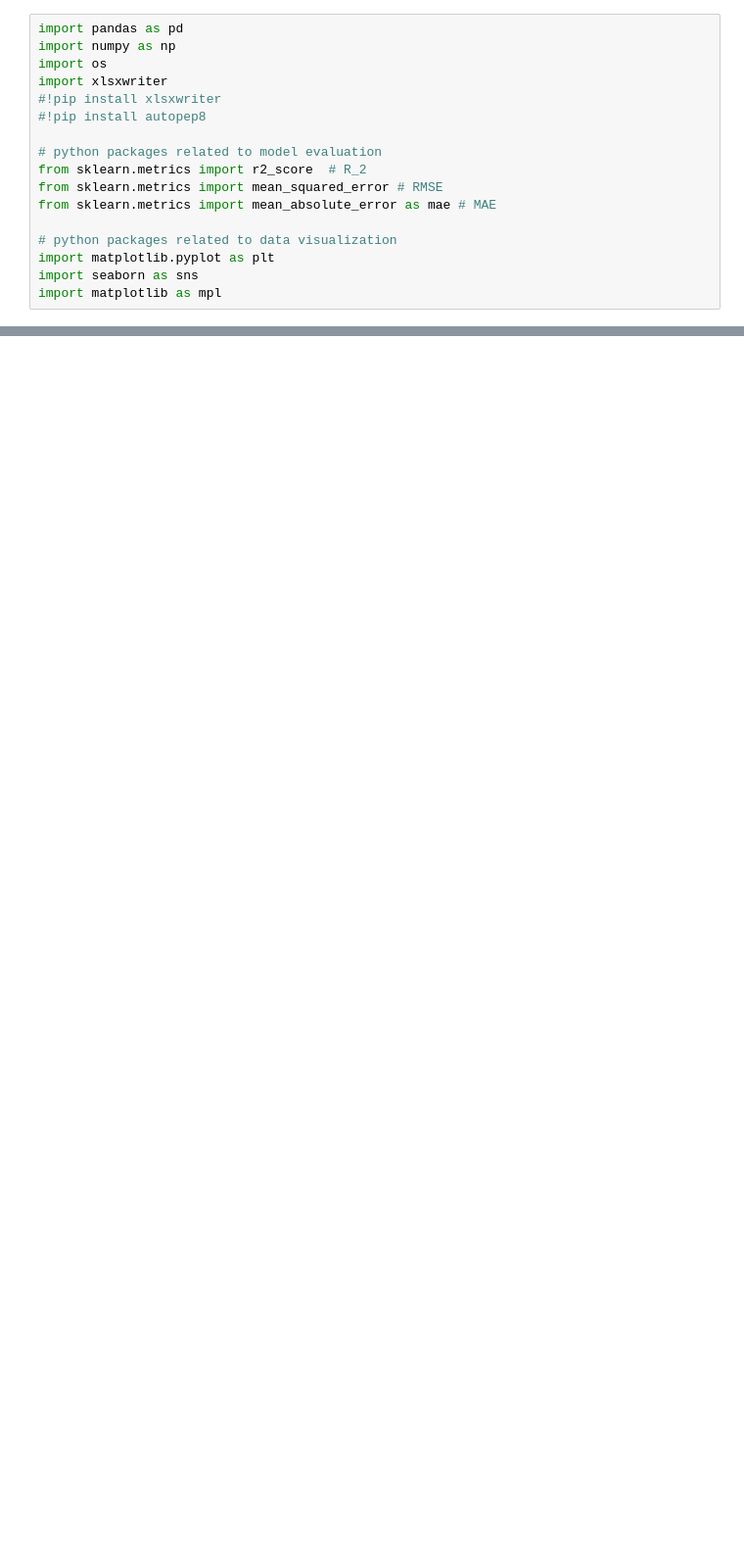
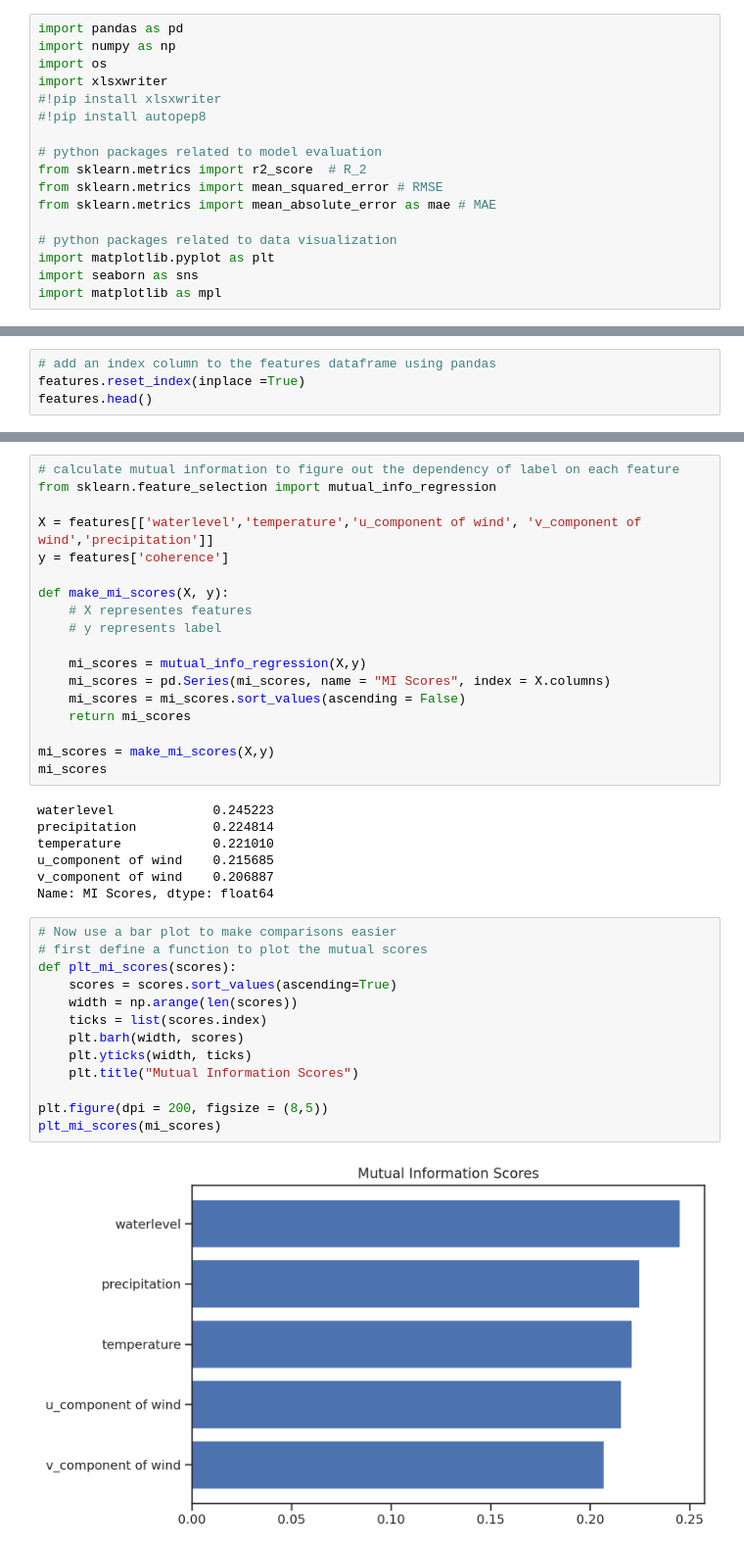
Before and after one commit to sophie8910/ML-ImpactorsOnInSARCoherence, a Jupyter notebook: Codes/Python/Step1_Exploring_Data.ipynb, the cells around one changed output, grey strips where cells are left out. Shown at 98% size. Drawn from its saved outputs; the diff is of its cells as text; blank space fills up the shorter version.

```diff
--- a/Codes/Python/Step1_Exploring_Data.ipynb
+++ b/Codes/Python/Step1_Exploring_Data.ipynb
@@ -82,0 +156,4 @@ IndentationError: unexpected indent (1656426342.py, line 28)
+# %%
+# add an index column to the features dataframe using pandas
+features.reset_index(inplace =True)
+features.head()
@@ -82,0 +167,40 @@ IndentationError: unexpected indent (1656426342.py, line 28)
+# %%
+# calculate mutual information to figure out the dependency of label on each feature
+from sklearn.feature_selection import mutual_info_regression
+
+X = features[['waterlevel','temperature','u_component of wind', 'v_component of wind','precipitation']]
+y = features['coherence']
+
+def make_mi_scores(X, y):
+    # X representes features
+    # y represents label
+
+    mi_scores = mutual_info_regression(X,y)
+    mi_scores = pd.Series(mi_scores, name = "MI Scores", index = X.columns)
+    mi_scores = mi_scores.sort_values(ascending = False)
+    return mi_scores
+
+mi_scores = make_mi_scores(X,y)
+mi_scores
+# %% [output]
+waterlevel             0.245223
+precipitation          0.224814
+temperature            0.221010
+u_component of wind    0.215685
+v_component of wind    0.206887
+Name: MI Scores, dtype: float64
+# %%
+# Now use a bar plot to make comparisons easier
+# first define a function to plot the mutual scores
+def plt_mi_scores(scores):
+    scores = scores.sort_values(ascending=True)
+    width = np.arange(len(scores))
+    ticks = list(scores.index)
+    plt.barh(width, scores)
+    plt.yticks(width, ticks)
+    plt.title("Mutual Information Scores")
+
+plt.figure(dpi = 200, figsize = (8,5))
+plt_mi_scores(mi_scores)
+# %% [output]
+[figure, added]
```
Also changed, not shown: parts of 13 cells of this notebook, 12 other files.
